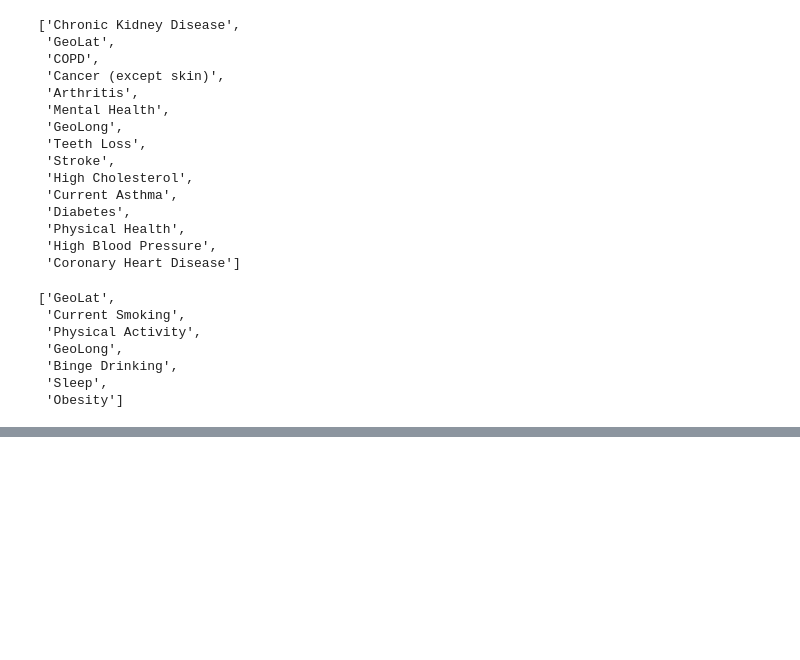
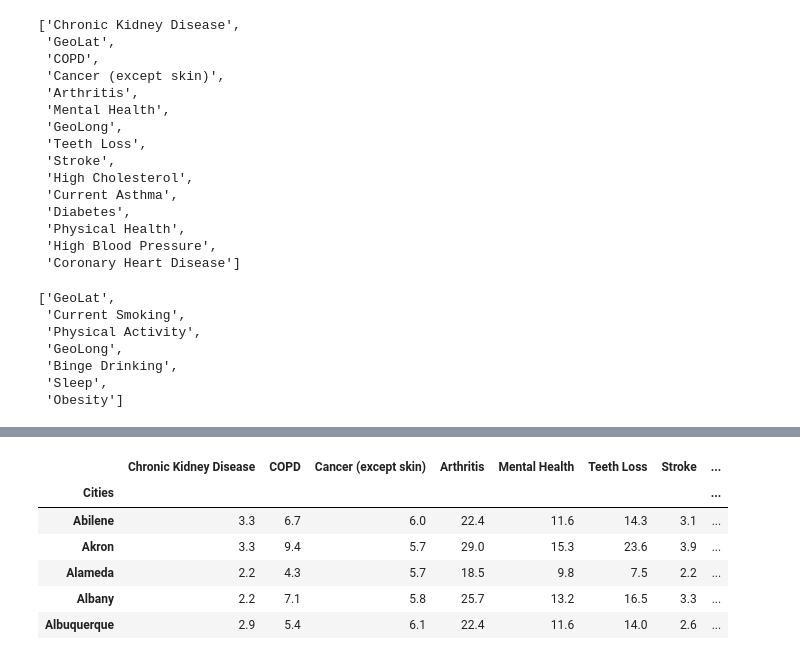
Before and after one commit to RJBeetel3/500_Cities_Project, a Jupyter notebook: 500_Cities_Data_Exploration4.ipynb, the cells around one changed output, grey strips where cells are left out. Cells and saved outputs as stored; diff of their text form; code cells hidden in the pictures; blank space fills up the shorter version.

```diff
--- a/500_Cities_Data_Exploration4.ipynb
+++ b/500_Cities_Data_Exploration4.ipynb
@@ -177,3 +177,11 @@ behaviors_df = pd.DataFrame.from_dict(behaviors_dict, 'index')
 outcomes_df.to_csv('500_Cities_Health_Outcomes.csv')
 # %%
 behaviors_df.to_csv('500_Cities_Health_Behaviors.csv')
+# %%
+outcomes_df = pd.read_csv('500_Cities_Health_Outcomes.csv')
+behaviors_df = pd.read_csv('500_Cities_Health_Behaviors.csv')
+#outcomes_df = outcomes_df.drop('GeoLong', 1, inplace = True)
+#outcomes_df = outcomes_df.drop('GeoLat', 1, inplace = True)
+outcomes_df.columns
+outcomes_df.drop('GeoLong', 1, inplace = True)
+outcomes_df.columns
@@ -179,0 +194,3 @@ behaviors_df.to_csv('500_Cities_Health_Behaviors.csv')
+# %%
+outcomes_df.drop('GeoLat', 1, inplace = True)
+outcomes_df.columns
@@ -180 +228,12 @@ behaviors_df.to_csv('500_Cities_Health_Behaviors.csv')
+# %%
+outcomes_df.index.names = ['Cities']
+outcomes_df.head()
+# %% [output]
+|  | Chronic Kidney Disease | COPD | Cancer (except skin) | Arthritis | Mental Health | Teeth Loss | Stroke | ... |
+| Cities |  |  |  |  |  |  |  | ... |
+| Abilene | 3.3 | 6.7 | 6.0 | 22.4 | 11.6 | 14.3 | 3.1 | ... |
+| Akron | 3.3 | 9.4 | 5.7 | 29.0 | 15.3 | 23.6 | 3.9 | ... |
+| Alameda | 2.2 | 4.3 | 5.7 | 18.5 | 9.8 | 7.5 | 2.2 | ... |
+| Albany | 2.2 | 7.1 | 5.8 | 25.7 | 13.2 | 16.5 | 3.3 | ... |
+| Albuquerque | 2.9 | 5.4 | 6.1 | 22.4 | 11.6 | 14.0 | 2.6 | ... |
 # %%
```
Also changed, not shown: parts of 9 cells of this notebook.
